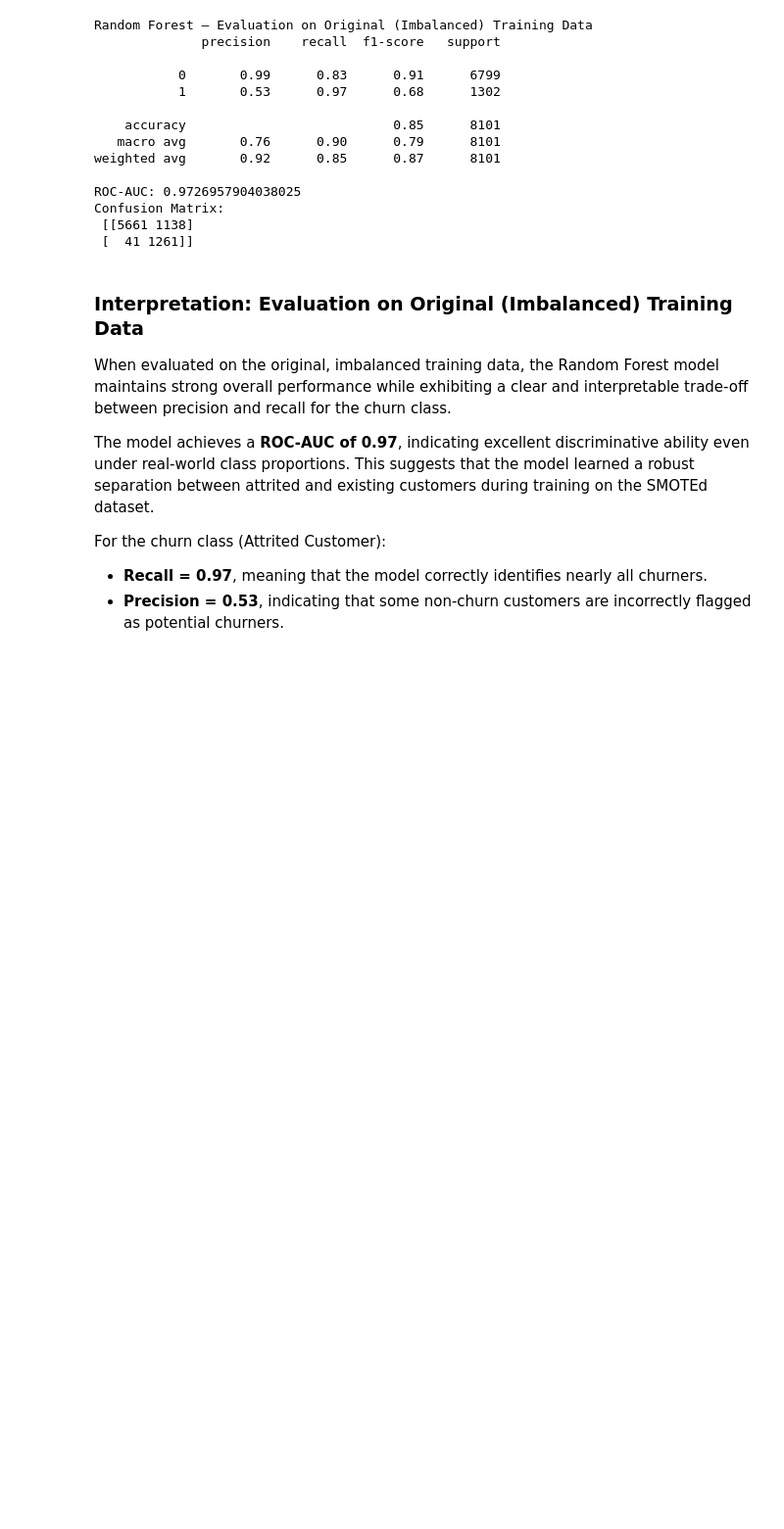
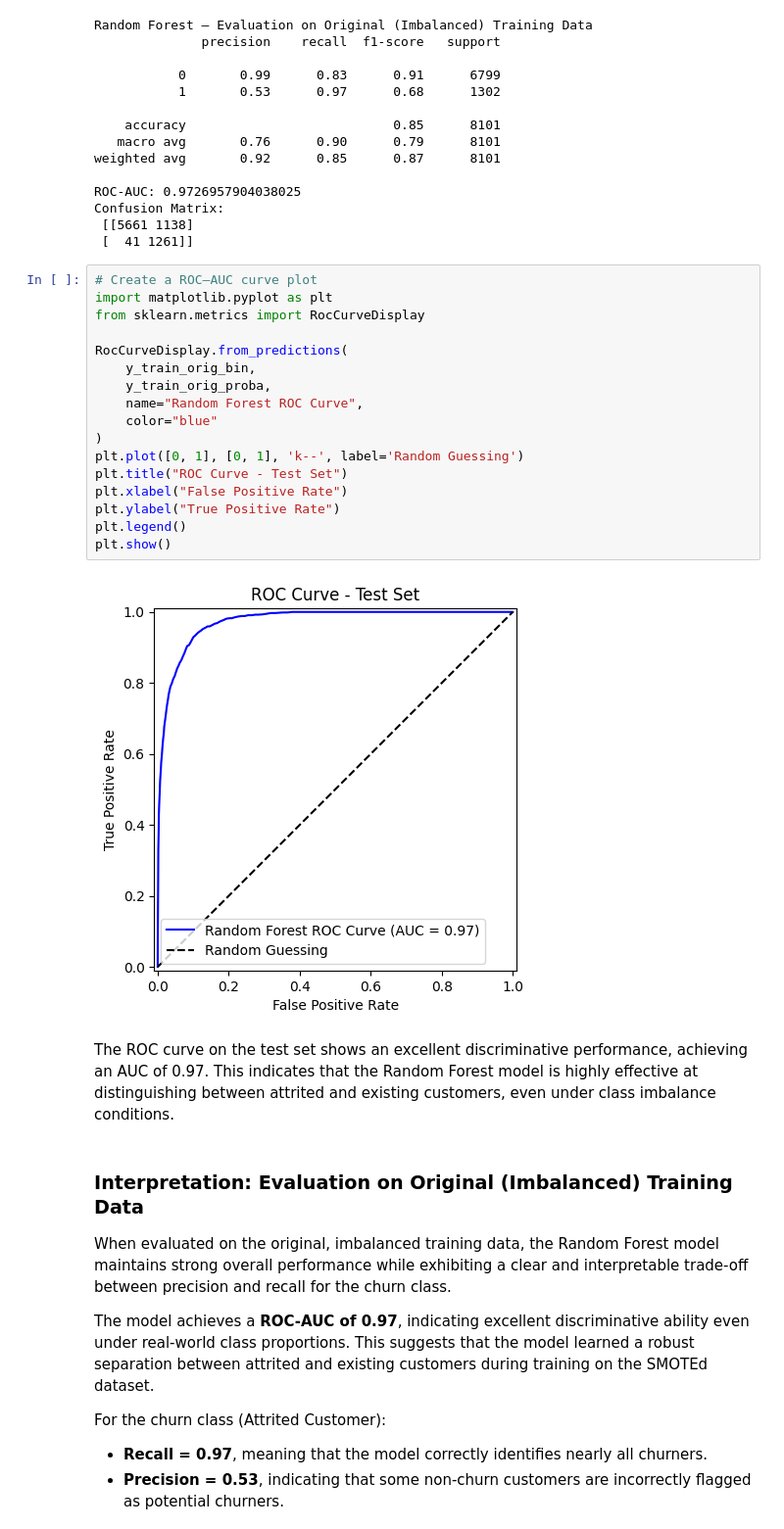
Before and after one commit to PPerezdeMadrid/ml-model, a Jupyter notebook: ChurnPredictor/02_Model_Churn_predictor.ipynb, the cells around one changed output. Shown at 98% size. Saved outputs shown, nothing was run; the diff lists cells and outputs as text; blank space fills up the shorter version.

```diff
--- a/ChurnPredictor/02_Model_Churn_predictor.ipynb
+++ b/ChurnPredictor/02_Model_Churn_predictor.ipynb
@@ -385,6 +388,28 @@ ROC-AUC: 0.9726957904038025
 Confusion Matrix:
  [[5661 1138]
  [  41 1261]]
+# %%
+# Create a ROC–AUC curve plot
+import matplotlib.pyplot as plt
+from sklearn.metrics import RocCurveDisplay
+
+RocCurveDisplay.from_predictions(
+    y_train_orig_bin,
+    y_train_orig_proba,
+    name="Random Forest ROC Curve",
+    color="blue"
+)
+plt.plot([0, 1], [0, 1], 'k--', label='Random Guessing')
+plt.title("ROC Curve - Test Set")
+plt.xlabel("False Positive Rate")
+plt.ylabel("True Positive Rate")
+plt.legend()
+plt.show()
+# %% [output]
+[figure, added]
+# %% [markdown]
+The ROC curve on the test set shows an excellent discriminative performance, achieving an AUC of 0.97.
+This indicates that the Random Forest model is highly effective at distinguishing between attrited and existing customers, even under class imbalance conditions.
 # %% [markdown]
 ### Interpretation: Evaluation on Original (Imbalanced) Training Data
 
```
Also changed, not shown: parts of 1 cell of this notebook, 1 other file.
